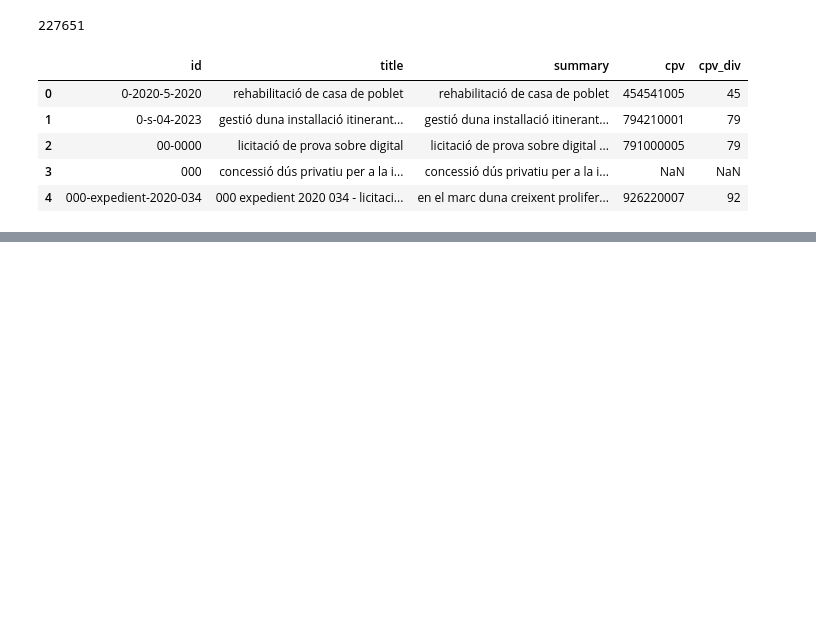
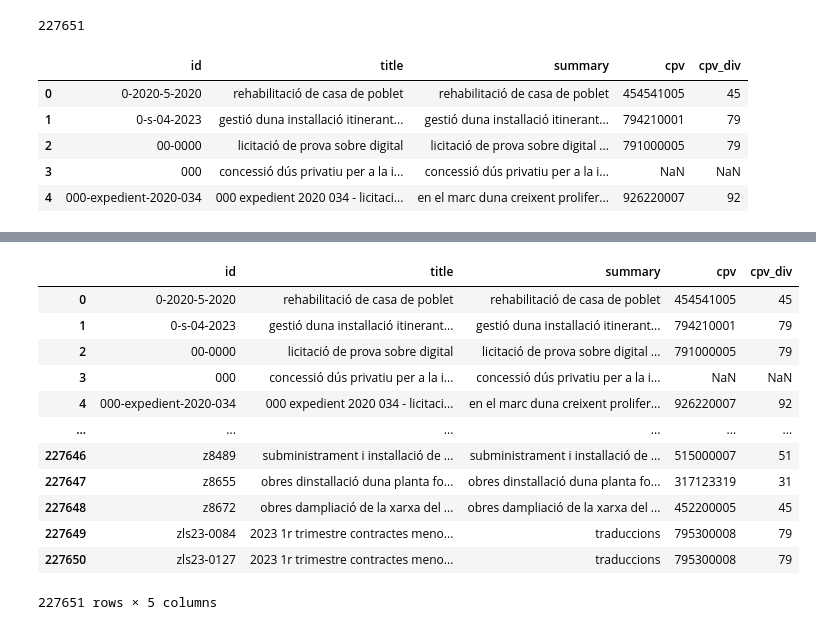
Before and after one commit to nextprocurement/NP-Company-Process, a Jupyter notebook: match_tender.ipynb, the cells around one changed output, grey strips where cells are left out. Saved outputs shown, nothing was run; the diff lists cells and outputs as text; code cells hidden in the pictures; blank space fills up the shorter version.

```diff
--- a/match_tender.ipynb
+++ b/match_tender.ipynb
@@ -328,0 +354,16 @@ display(valid_tend_cat.head())
+# %%
+valid_tend_cat
+# %% [output]
+|  | id | title | summary | cpv | cpv_div |
+| 0 | 0-2020-5-2020 | rehabilitació de casa de poblet | rehabilitació de casa de poblet | 454541005 | 45 |
+| 1 | 0-s-04-2023 | gestió duna installació itinerant... | gestió duna installació itinerant... | 794210001 | 79 |
+| 2 | 00-0000 | licitació de prova sobre digital | licitació de prova sobre digital ... | 791000005 | 79 |
+| 3 | 000 | concessió dús privatiu per a la i... | concessió dús privatiu per a la i... | NaN | NaN |
+| 4 | 000-expedient-2020-034 | 000 expedient 2020 034 - licitaci... | en el marc duna creixent prolifer... | 926220007 | 92 |
+| ... | ... | ... | ... | ... | ... |
+| 227646 | z8489 | subministrament i installació de ... | subministrament i installació de ... | 515000007 | 51 |
+| 227647 | z8655 | obres dinstallació duna planta fo... | obres dinstallació duna planta fo... | 317123319 | 31 |
+| 227648 | z8672 | obres dampliació de la xarxa del ... | obres dampliació de la xarxa del ... | 452200005 | 45 |
+| 227649 | zls23-0084 | 2023 1r trimestre contractes meno... | traduccions | 795300008 | 79 |
+| 227650 | zls23-0127 | 2023 1r trimestre contractes meno... | traduccions | 795300008 | 79 |
+227651 rows × 5 columns
```
Also changed, not shown: parts of 26 cells of this notebook.
